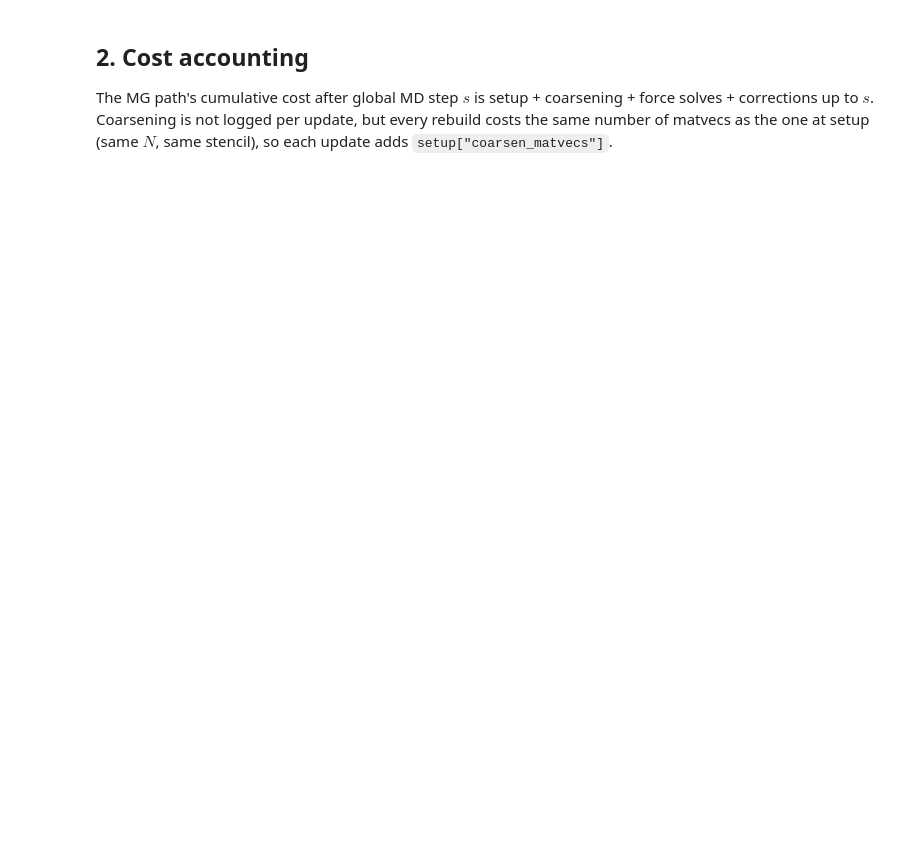
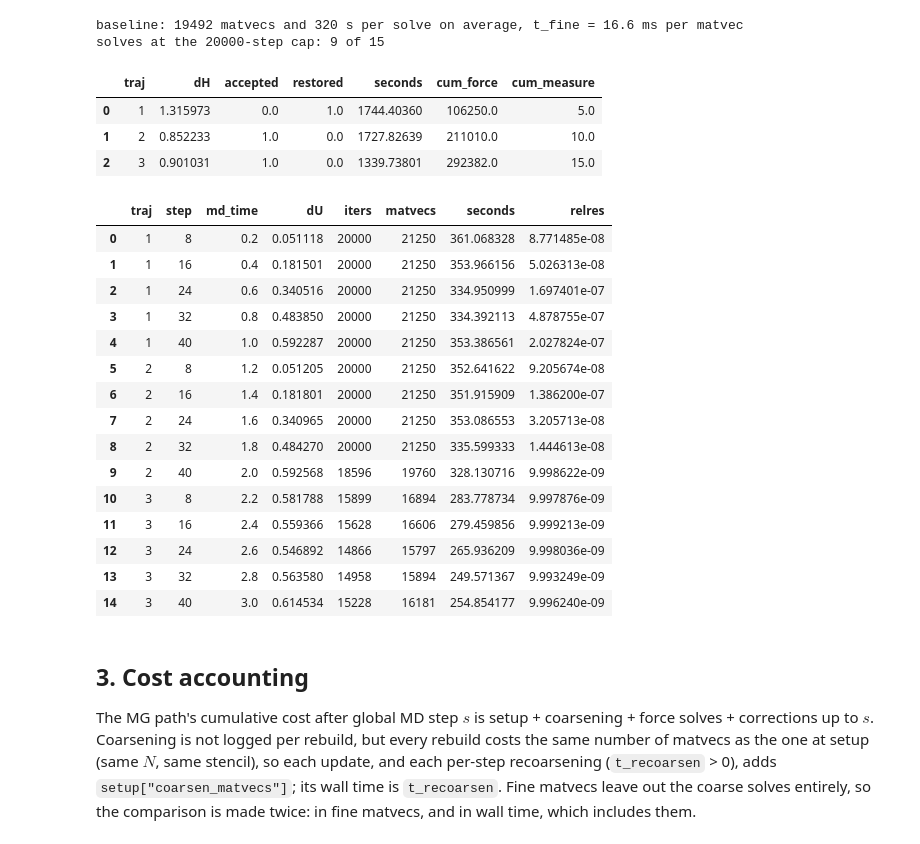
Before and after one commit to poare/lqcd, a Jupyter notebook: multigrid/python_scripts/MG-HMC.ipynb, the cells around one changed output. Saved outputs shown, nothing was run; the diff lists cells and outputs as text; code cells hidden in the pictures; blank space fills up the shorter version.

```diff
--- a/multigrid/python_scripts/MG-HMC.ipynb
+++ b/multigrid/python_scripts/MG-HMC.ipynb
@@ -145,7 +219,38 @@ baseline : 4 solves
+# %%
+s = gcr["steps"]
+t_fine = (s["seconds"] / s["matvecs"]).median()
+print(f"baseline: {s['matvecs'].mean():.0f} matvecs and {s['seconds'].mean():.0f} s per solve on average, "
+      f"t_fine = {1e3 * t_fine:.1f} ms per matvec")
+print(f"solves at the 20000-step cap: {(s['iters'] >= 20000).sum()} of {len(s)}")
+display(gcr["trajs"])
+s[["traj", "step", "md_time", "dU", "iters", "matvecs", "seconds", "relres"]]
+# %% [output]
+baseline: 19492 matvecs and 320 s per solve on average, t_fine = 16.6 ms per matvec
+solves at the 20000-step cap: 9 of 15
+|  | traj | dH | accepted | restored | seconds | cum_force | cum_measure |
+| 0 | 1 | 1.315973 | 0.0 | 1.0 | 1744.40360 | 106250.0 | 5.0 |
+| 1 | 2 | 0.852233 | 1.0 | 0.0 | 1727.82639 | 211010.0 | 10.0 |
+| 2 | 3 | 0.901031 | 1.0 | 0.0 | 1339.73801 | 292382.0 | 15.0 |
+|  | traj | step | md_time | dU | iters | matvecs | seconds | relres |
+| 0 | 1 | 8 | 0.2 | 0.051118 | 20000 | 21250 | 361.068328 | 8.771485e-08 |
+| 1 | 1 | 16 | 0.4 | 0.181501 | 20000 | 21250 | 353.966156 | 5.026313e-08 |
+| 2 | 1 | 24 | 0.6 | 0.340516 | 20000 | 21250 | 334.950999 | 1.697401e-07 |
+| 3 | 1 | 32 | 0.8 | 0.483850 | 20000 | 21250 | 334.392113 | 4.878755e-07 |
+| 4 | 1 | 40 | 1.0 | 0.592287 | 20000 | 21250 | 353.386561 | 2.027824e-07 |
+| 5 | 2 | 8 | 1.2 | 0.051205 | 20000 | 21250 | 352.641622 | 9.205674e-08 |
+| 6 | 2 | 16 | 1.4 | 0.181801 | 20000 | 21250 | 351.915909 | 1.386200e-07 |
+| 7 | 2 | 24 | 1.6 | 0.340965 | 20000 | 21250 | 353.086553 | 3.205713e-08 |
+| 8 | 2 | 32 | 1.8 | 0.484270 | 20000 | 21250 | 335.599333 | 1.444613e-08 |
+| 9 | 2 | 40 | 2.0 | 0.592568 | 18596 | 19760 | 328.130716 | 9.998622e-09 |
+| 10 | 3 | 8 | 2.2 | 0.581788 | 15899 | 16894 | 283.778734 | 9.997876e-09 |
+| 11 | 3 | 16 | 2.4 | 0.559366 | 15628 | 16606 | 279.459856 | 9.999213e-09 |
+| 12 | 3 | 24 | 2.6 | 0.546892 | 14866 | 15797 | 265.936209 | 9.998036e-09 |
+| 13 | 3 | 32 | 2.8 | 0.563580 | 14958 | 15894 | 249.571367 | 9.993249e-09 |
+| 14 | 3 | 40 | 3.0 | 0.614534 | 15228 | 16181 | 254.854177 | 9.996240e-09 |
 # %% [markdown]
-## 2. Cost accounting
+## 3. Cost accounting
 
-The MG path's cumulative cost after global MD step $s$ is setup + coarsening + force solves + corrections up to $s$. Coarsening is not logged per update, but every rebuild costs the same number of matvecs as the one at setup (same $N$, same stencil), so each update adds `setup["coarsen_matvecs"]`.
+The MG path's cumulative cost after global MD step $s$ is setup + coarsening + force solves + corrections up to $s$. Coarsening is not logged per rebuild, but every rebuild costs the same number of matvecs as the one at setup (same $N$, same stencil), so each update, and each per-step recoarsening (`t_recoarsen` > 0), adds `setup["coarsen_matvecs"]`; its wall time is `t_recoarsen`. Fine matvecs leave out the coarse solves entirely, so the comparison is made twice: in fine matvecs, and in wall time, which includes them.
 # %%
 def cost_curve(run):
     s, u, setup = run["steps"], run["updates"], run["setup"]
```
Also changed, not shown: parts of 18 cells of this notebook.
